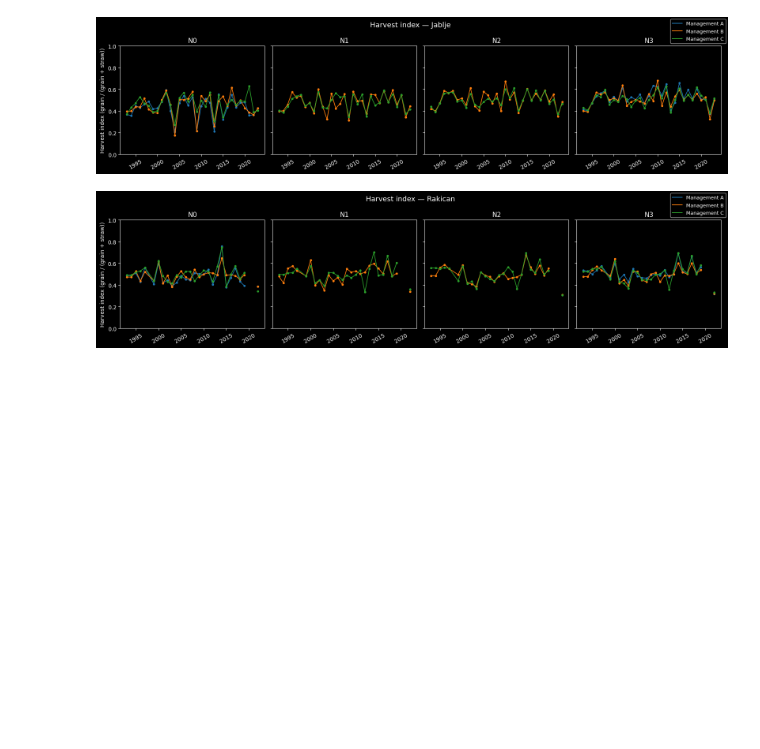
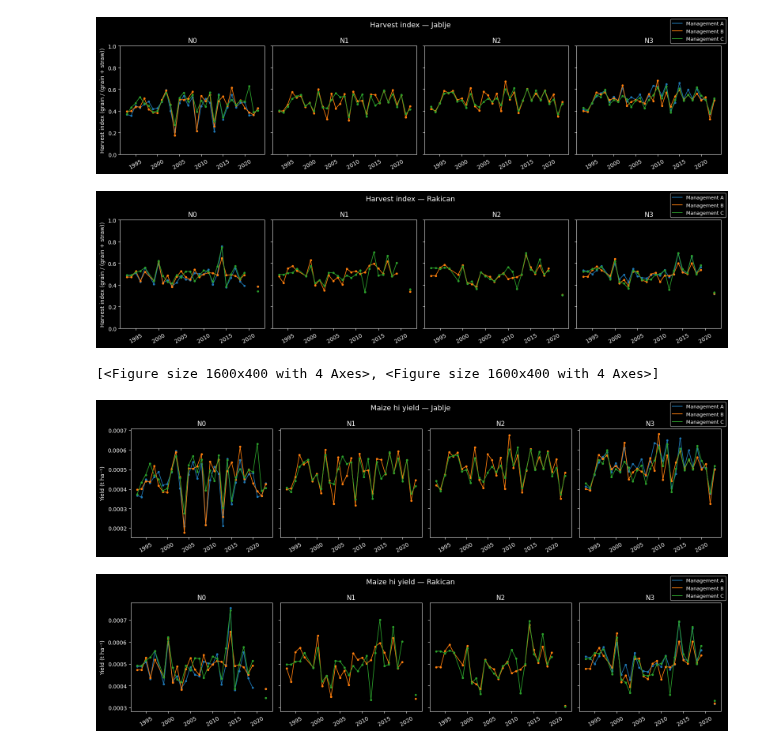
Before and after one commit to rokuk/aquacrop-slovenia, a Jupyter notebook: notebooks/Transform Yield Data.ipynb, the cells around one changed output. Saved outputs shown, nothing was run; the diff lists cells and outputs as text; code cells hidden in the pictures; blank space fills up the shorter version.

```diff
--- a/notebooks/Transform Yield Data.ipynb
+++ b/notebooks/Transform Yield Data.ipynb
@@ -166,3 +202,9 @@ for loc in locations_list:
 # %% [output]
 [figure]
 [figure]
+# %%
+plot_observed_yield(yield_df, "hi")
+# %% [output]
+[<Figure size 1600x400 with 4 Axes>, <Figure size 1600x400 with 4 Axes>]
+[figure, added]
+[figure, added]
```
Also changed, not shown: parts of 6 cells of this notebook, 22 other files.
